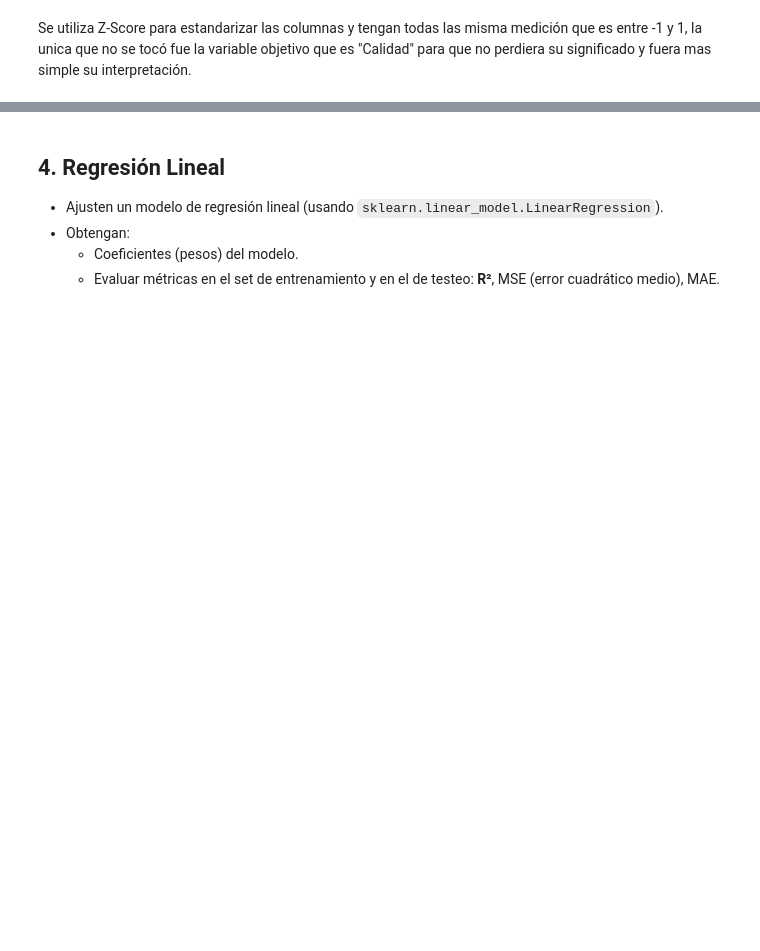
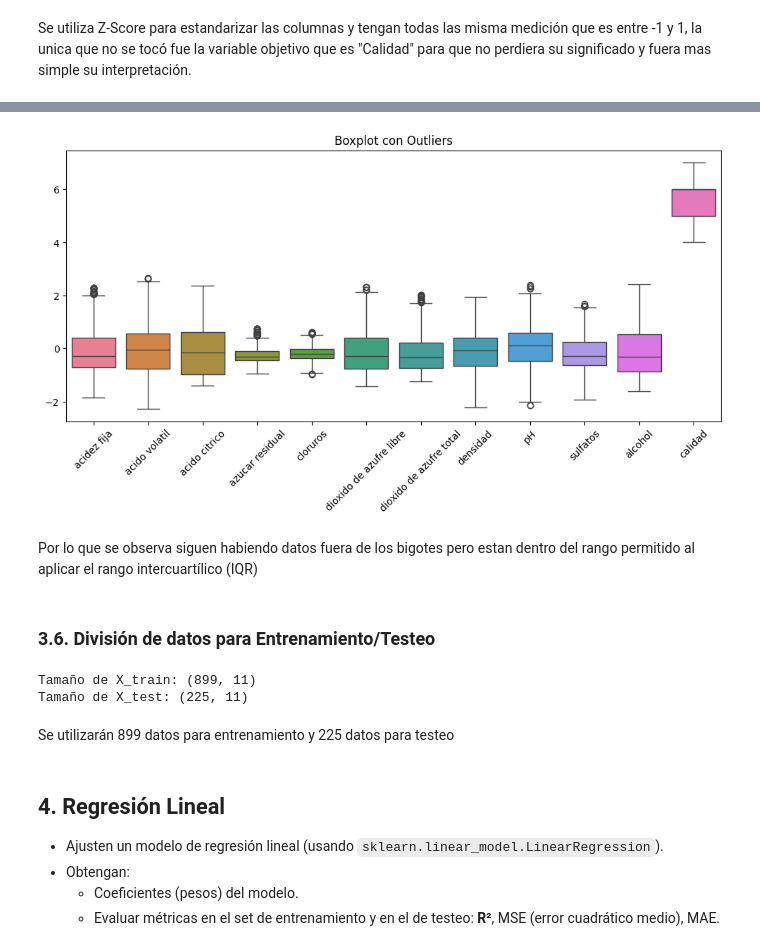
Before and after one commit to Bustagar/APRENDIZAJE-AUTOMATICO-1, a Jupyter notebook: TP1_AA1_regresion_lineal_(Resuelto).ipynb, the cells around one changed output, grey strips where cells are left out. Saved outputs shown, nothing was run; the diff lists cells and outputs as text; code cells hidden in the pictures; blank space fills up the shorter version.

```diff
--- a/TP1_AA1_regresion_lineal_(Resuelto).ipynb
+++ b/TP1_AA1_regresion_lineal_(Resuelto).ipynb
@@ -268,0 +269,22 @@ Se utiliza Z-Score para estandarizar las columnas y tengan todas las misma medic
+# %%
+# Función para eliminar outliers usando IQR en todas las columnas numéricas
+def eliminar_outliers(df_scaled):
+    for columna in df_scaled.select_dtypes(include=['number']).columns:  # Solo columnas numéricas
+        Q1 = df_scaled[columna].quantile(0.25)
+        Q3 = df_scaled[columna].quantile(0.75)
+        IQR = Q3 - Q1
+
+        # Definir límites para cada columna
+        limite_inferior = Q1 - 1.5 * IQR
+        limite_superior = Q3 + 1.5 * IQR
+
+        # Filtrar valores fuera de estos límites
+        df_scaled = df_scaled[(df_scaled[columna] >= limite_inferior) & (df_scaled[columna] <= limite_superior)]
+
+    return df_scaled
+
+# Aplicar la función al DataFrame escalado
+df_filtrado = eliminar_outliers(df_scaled)
+
+# Muestra aleatoria de los datos filtrados
+print(df_filtrado.sample(5))
@@ -268,0 +312,15 @@ Se utiliza Z-Score para estandarizar las columnas y tengan todas las misma medic
+# %%
+# Crear el boxplot con valores atípicos visibles
+plt.figure(figsize=(12,5))
+sns.boxplot(data=df_filtrado, showfliers=True)  # showfliers=True muestra los outliers
+
+# Mostrar gráfico
+plt.title("Boxplot con Outliers")
+plt.xticks(rotation=45)
+plt.show()
+# %% [output]
+[figure, added]
+# %% [markdown]
+Por lo que se observa siguen habiendo datos fuera de los bigotes pero estan dentro del rango permitido al aplicar el rango intercuartílico (IQR)
+# %% [markdown]
+### **3.6. División de datos para Entrenamiento/Testeo**
@@ -269,3 +331,19 @@ Se utiliza Z-Score para estandarizar las columnas y tengan todas las misma medic
+# %%
+# Definir las variables independientes (features) y la variable objetivo (target) después de eliminar outliers
+X = df_filtrado.drop(columns=["calidad"])  # Variables predictoras
+y = df_filtrado["calidad"]  # Variable objetivo
+
+# Separar en datos de entrenamiento y prueba (80% entrenamiento, 20% prueba)
+X_train, X_test, y_train, y_test = train_test_split(X, y, test_size=0.2, random_state=42)
+
+# Ver el tamaño de los conjuntos
+print("Tamaño de X_train:", X_train.shape)
+print("Tamaño de X_test:", X_test.shape)
+# %% [output]
+Tamaño de X_train: (899, 11)
+Tamaño de X_test: (225, 11)
+# %% [markdown]
+Se utilizarán 899 datos para entrenamiento y 225 datos para testeo
 # %% [markdown]
 
 
```
Also changed, not shown: parts of 34 cells of this notebook.
